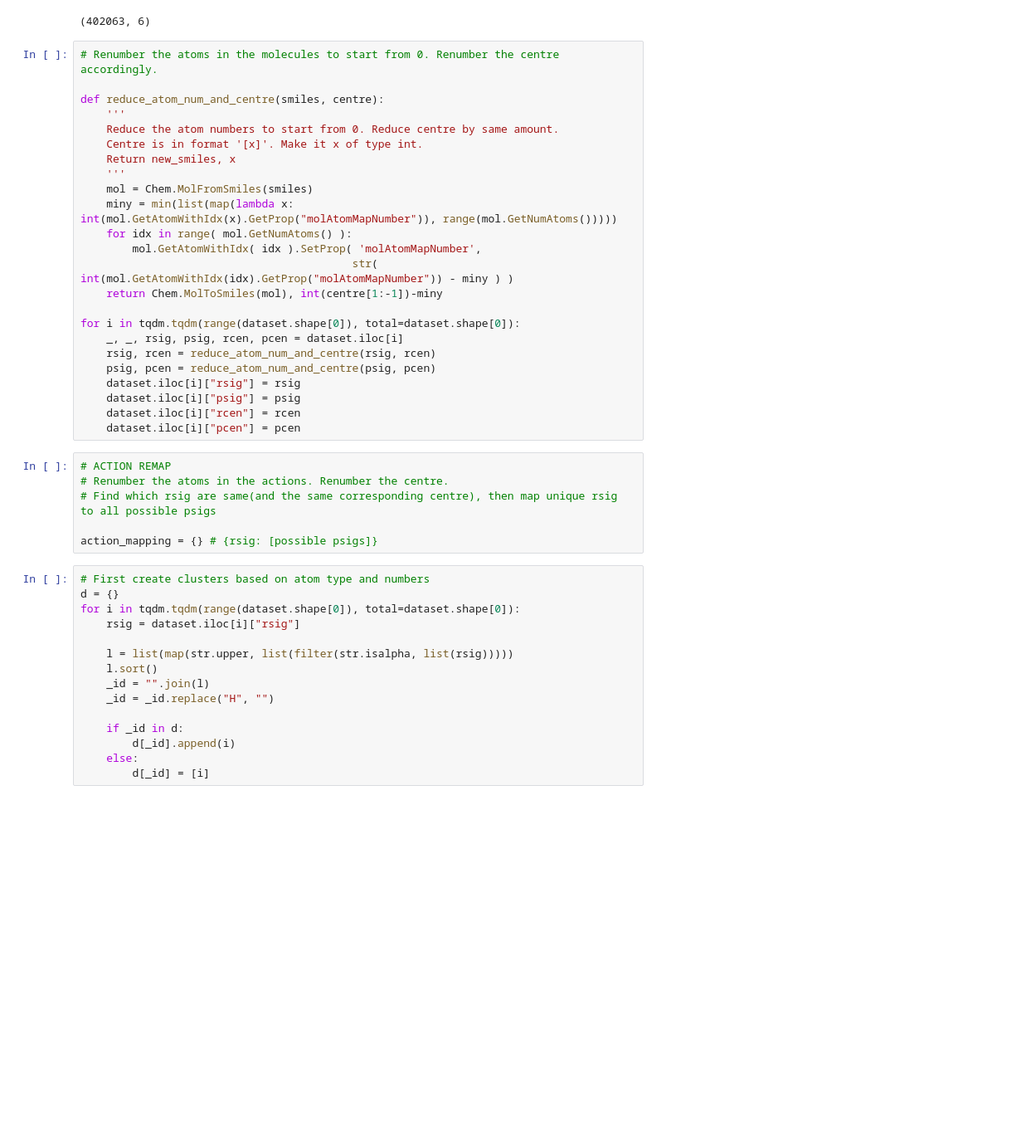
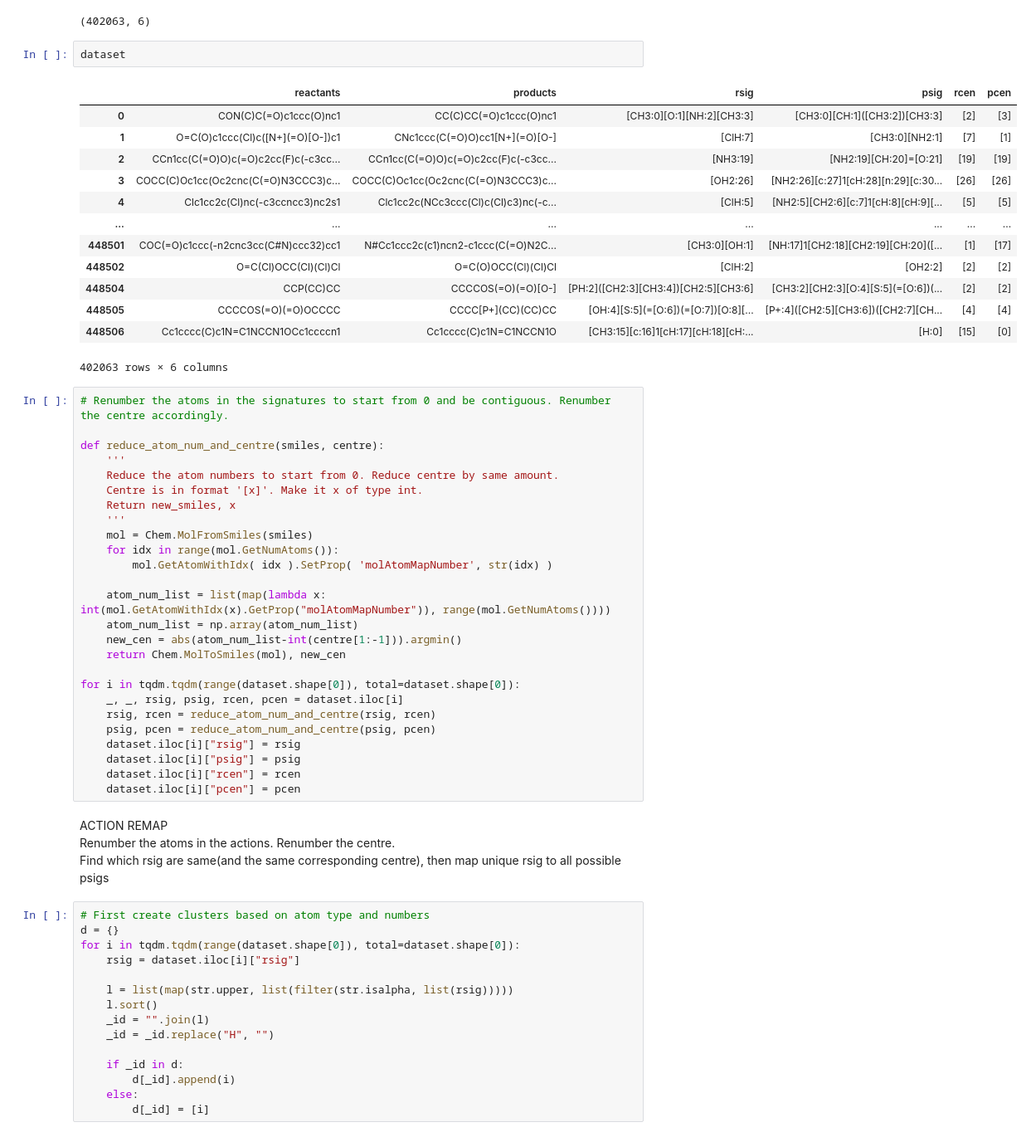
Before and after one commit to MrScabbyCreature/ReactionRL, a Jupyter notebook: uspto - action database dump.ipynb, the cells around one changed output. Shown at 83% size. Cells and saved outputs as stored; diff of their text form; blank space fills up the shorter version.

Commit message:
Finished dumping action database

```diff
--- a/uspto - action database dump.ipynb
+++ b/uspto - action database dump.ipynb
@@ -146,8 +180,24 @@ dataset = dataset[(rcenlen==rsiglen) & (pcenlen==psiglen)]
 dataset.shape
 # %% [output]
 (402063, 6)
+# %%
+dataset
+# %% [output]
+|  | reactants | products | rsig | psig | rcen | pcen |
+| 0 | CON(C)C(=O)c1ccc(O)nc1 | CC(C)CC(=O)c1ccc(O)nc1 | [CH3:0][O:1][NH:2][CH3:3] | [CH3:0][CH:1]([CH3:2])[CH3:3] | [2] | [3] |
+| 1 | O=C(O)c1ccc(Cl)c([N+](=O)[O-])c1 | CNc1ccc(C(=O)O)cc1[N+](=O)[O-] | [ClH:7] | [CH3:0][NH2:1] | [7] | [1] |
+| 2 | CCn1cc(C(=O)O)c(=O)c2cc(F)c(-c3cc... | CCn1cc(C(=O)O)c(=O)c2cc(F)c(-c3cc... | [NH3:19] | [NH2:19][CH:20]=[O:21] | [19] | [19] |
+| 3 | COCC(C)Oc1cc(Oc2cnc(C(=O)N3CCC3)c... | COCC(C)Oc1cc(Oc2cnc(C(=O)N3CCC3)c... | [OH2:26] | [NH2:26][c:27]1[cH:28][n:29][c:30... | [26] | [26] |
+| 4 | Clc1cc2c(Cl)nc(-c3ccncc3)nc2s1 | Clc1cc2c(NCc3ccc(Cl)c(Cl)c3)nc(-c... | [ClH:5] | [NH2:5][CH2:6][c:7]1[cH:8][cH:9][... | [5] | [5] |
+| ... | ... | ... | ... | ... | ... | ... |
+| 448501 | COC(=O)c1ccc(-n2cnc3cc(C#N)ccc32)cc1 | N#Cc1ccc2c(c1)ncn2-c1ccc(C(=O)N2C... | [CH3:0][OH:1] | [NH:17]1[CH2:18][CH2:19][CH:20]([... | [1] | [17] |
+| 448502 | O=C(Cl)OCC(Cl)(Cl)Cl | O=C(O)OCC(Cl)(Cl)Cl | [ClH:2] | [OH2:2] | [2] | [2] |
+| 448504 | CCP(CC)CC | CCCCOS(=O)(=O)[O-] | [PH:2]([CH2:3][CH3:4])[CH2:5][CH3:6] | [CH3:2][CH2:3][O:4][S:5](=[O:6])(... | [2] | [2] |
+| 448505 | CCCCOS(=O)(=O)OCCCC | CCCC[P+](CC)(CC)CC | [OH:4][S:5](=[O:6])(=[O:7])[O:8][... | [P+:4]([CH2:5][CH3:6])([CH2:7][CH... | [4] | [4] |
+| 448506 | Cc1cccc(C)c1N=C1NCCN1OCc1ccccn1 | Cc1cccc(C)c1N=C1NCCN1O | [CH3:15][c:16]1[cH:17][cH:18][cH:... | [H:0] | [15] | [0] |
+402063 rows × 6 columns
 # %%
-# Renumber the atoms in the molecules to start from 0. Renumber the centre accordingly.
+# Renumber the atoms in the signatures to start from 0 and be contiguous. Renumber the centre accordingly.
 
 def reduce_atom_num_and_centre(smiles, centre):
     '''
@@ -156,11 +206,13 @@ def reduce_atom_num_and_centre(smiles, centre):
     Return new_smiles, x
     '''
     mol = Chem.MolFromSmiles(smiles)
-    miny = min(list(map(lambda x: int(mol.GetAtomWithIdx(x).GetProp("molAtomMapNumber")), range(mol.GetNumAtoms()))))
-    for idx in range( mol.GetNumAtoms() ):
-        mol.GetAtomWithIdx( idx ).SetProp( 'molAtomMapNumber',
-                                          str( int(mol.GetAtomWithIdx(idx).GetProp("molAtomMapNumber")) - miny ) )
-    return Chem.MolToSmiles(mol), int(centre[1:-1])-miny
+    for idx in range(mol.GetNumAtoms()):
+        mol.GetAtomWithIdx( idx ).SetProp( 'molAtomMapNumber', str(idx) )
+
+    atom_num_list = list(map(lambda x: int(mol.GetAtomWithIdx(x).GetProp("molAtomMapNumber")), range(mol.GetNumAtoms())))
+    atom_num_list = np.array(atom_num_list)
+    new_cen = abs(atom_num_list-int(centre[1:-1])).argmin()
+    return Chem.MolToSmiles(mol), new_cen
 
 for i in tqdm.tqdm(range(dataset.shape[0]), total=dataset.shape[0]):
     _, _, rsig, psig, rcen, pcen = dataset.iloc[i]
@@ -170,12 +222,10 @@ for i in tqdm.tqdm(range(dataset.shape[0]), total=dataset.shape[0]):
     dataset.iloc[i]["psig"] = psig
     dataset.iloc[i]["rcen"] = rcen
     dataset.iloc[i]["pcen"] = pcen
-# %%
-# ACTION REMAP
-# Renumber the atoms in the actions. Renumber the centre.
-# Find which rsig are same(and the same corresponding centre), then map unique rsig to all possible psigs
-
-action_mapping = {} # {rsig: [possible psigs]}
+# %% [markdown]
+ACTION REMAP
+Renumber the atoms in the actions. Renumber the centre.
+Find which rsig are same(and the same corresponding centre), then map unique rsig to all possible psigs
 # %%
 # First create clusters based on atom type and numbers
 d = {}
```
Also changed, not shown: parts of 6 cells of this notebook.
